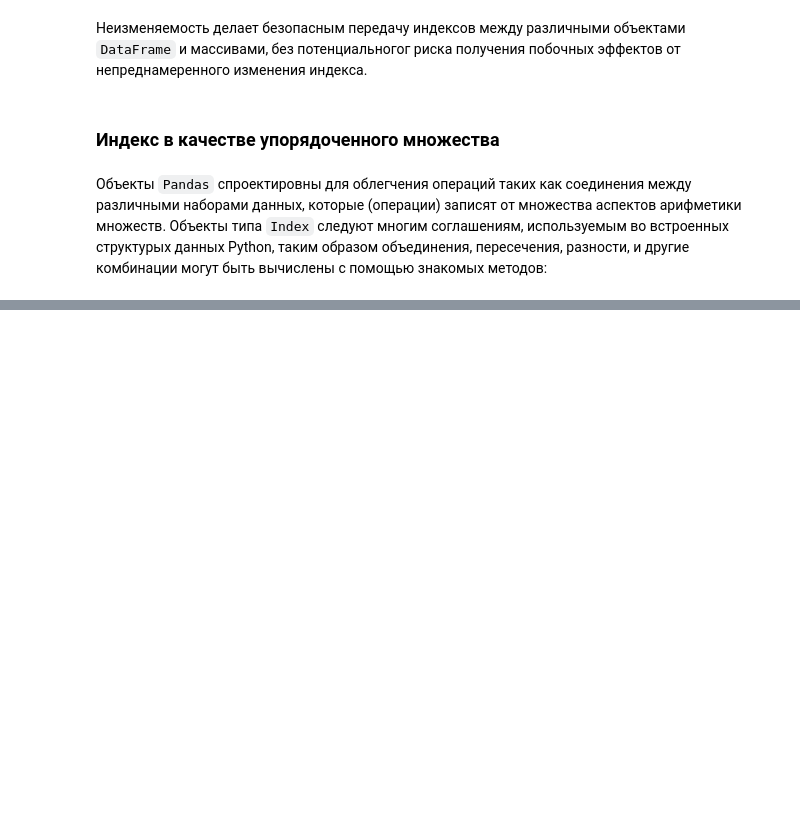
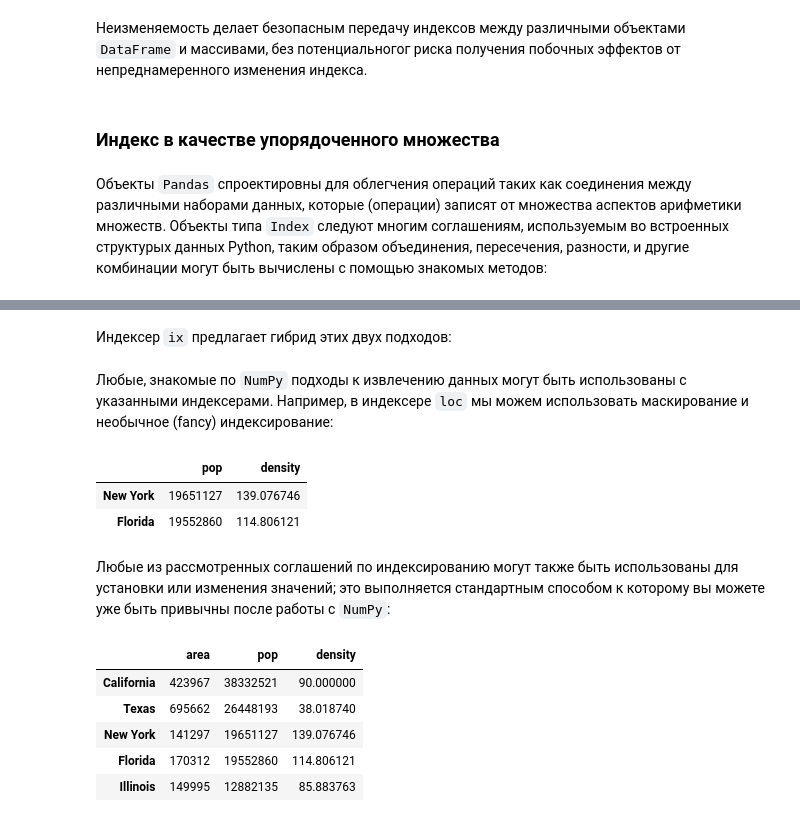
Before and after one commit to proway2/PythonDataScienceHandbook, a Jupyter notebook: Pandas.ipynb, the cells around one changed output, grey strips where cells are left out. Drawn from its saved outputs; the diff is of its cells as text; code cells hidden in the pictures; blank space fills up the shorter version.

```diff
--- a/Pandas.ipynb
+++ b/Pandas.ipynb
@@ -405,0 +622,2 @@ Index([1, 2, 9, 11], dtype='int64')
+# %% [markdown]
+Индексер `ix` предлагает гибрид этих двух подходов:
@@ -405,0 +627,22 @@ Index([1, 2, 9, 11], dtype='int64')
+# %% [markdown]
+Любые, знакомые по `NumPy` подходы к извлечению данных могут быть использованы с указанными индексерами. Например, в индексере `loc` мы можем использовать маскирование и необычное (fancy) индексирование:
+# %%
+# извлечь данные, где densicy больше 100 и только колонки pop и density
+data.loc[data.density > 100, ['pop', 'density']]
+# %% [output]
+|  | pop | density |
+| New York | 19651127 | 139.076746 |
+| Florida | 19552860 | 114.806121 |
+# %% [markdown]
+Любые из рассмотренных соглашений по индексированию могут также быть использованы для установки или изменения значений; это выполняется стандартным способом к которому вы можете уже быть привычны после работы с `NumPy`:
+# %%
+# в ячейку с адресом: строка 0, колонка 2, записать значение 90.
+data.iloc[0, 2] = 90
+data
+# %% [output]
+|  | area | pop | density |
+| California | 423967 | 38332521 | 90.000000 |
+| Texas | 695662 | 26448193 | 38.018740 |
+| New York | 141297 | 19651127 | 139.076746 |
+| Florida | 170312 | 19552860 | 114.806121 |
+| Illinois | 149995 | 12882135 | 85.883763 |
```
Also changed, not shown: parts of 74 cells of this notebook, 1 other file.
